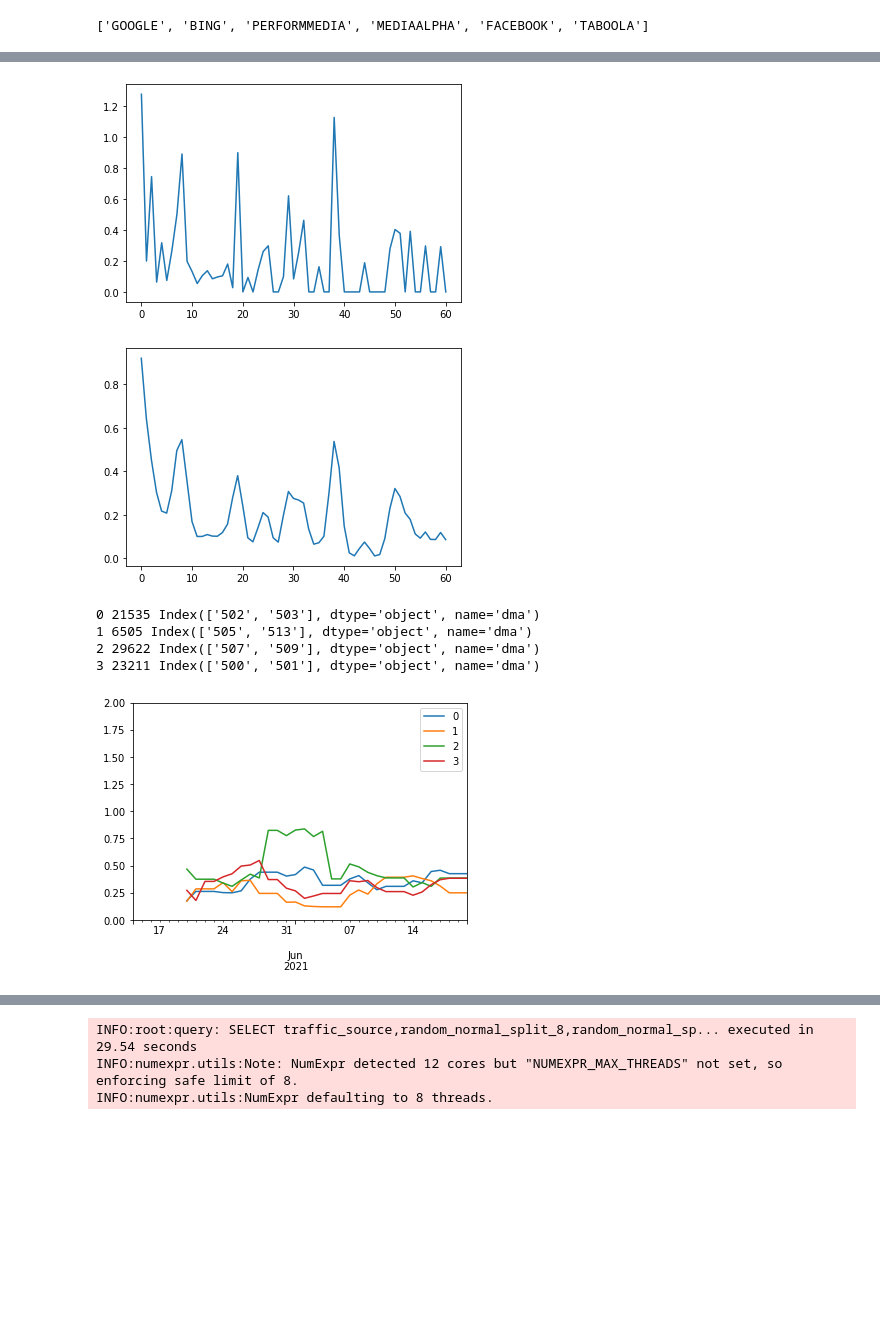
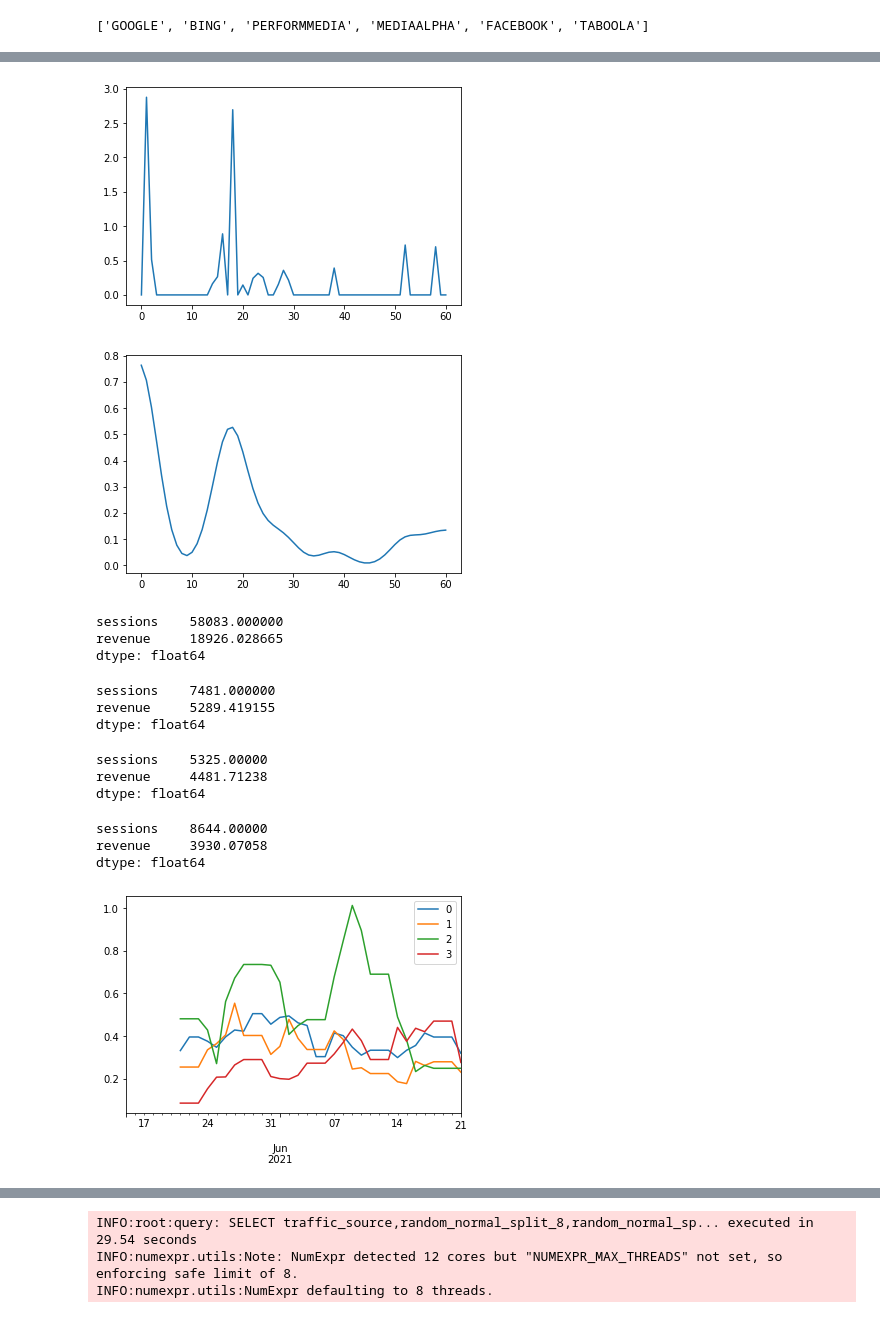
Before and after one commit to pkrishnamurthy1007/adtech, a Jupyter notebook: notebooks/aduriseti_shared/rps_est.ipynb, the cells around one changed output, grey strips where cells are left out. Cells and saved outputs as stored; diff of their text form; code cells hidden in the pictures; blank space fills up the shorter version.

```diff
--- a/notebooks/aduriseti_shared/rps_est.ipynb
+++ b/notebooks/aduriseti_shared/rps_est.ipynb
@@ -616,15 +604,32 @@ dtype: float64
 # %%
-# col = "keyword"
-col = "dma"
-kpis = ["revenue","sessions"]
-col_rps_df = session_df.groupby([col,"utc_dt"]) \
-    [kpis[:-1]].mean()
-col_rps_df["sessions"] = session_df.groupby([col,"utc_dt"]) \
-    ["session_id"].count()
+session_df["rps"] = session_df["revenue"]
+session_df["sessions"] = 1
+session_df["score"] = session_df[["score_null","score_adv","score_supp"]].sum(axis=1)
+session_df["lps"] = session_df["revenue"] > 0
+session_df["rpl"] = session_df["revenue"] / (session_df["revenue"] > 0)
+
+# col = ["keyword"]
+# col = ["dma"]
+col = ["dma","keyword"]
+
+kpi_df = session_df.groupby([*col,"utc_dt"]) \
+    .agg({
+        "rps": "mean",
+        "score": "mean",
+        "lps": "mean",
+        "rpl": "mean",
+        "sessions": "sum",
+        "revenue": "sum"
+    })
+
+kpis = ["rps","score","lps","rpl"]
+
+col_uvals = kpi_df.reset_index()[col].drop_duplicates().values
 
 date_range = pd.date_range(start_date,eval_date)
-kpi_tensor = np.stack(col_rps_df.loc[uval].reindex(date_range).fillna(0)
-                      for uval in col_rps_df.index.unique(level=col))
+kpi_tensor = np.stack(kpi_df.loc[tuple(uval),kpis].reindex(date_range).fillna(0)
+                      for uval in col_uvals)
+
 
 i = (kpi_tensor > 0).sum(axis=1)[:,0].argmax()
 plt.plot(kpi_tensor[i,:,0])
@@ -633,7 +638,7 @@ plt.show()
 import scipy.ndimage
 # scipy.ndimage.gaussian_filter1d(X, sigma=sigma, axis=0)
 
-kpi_tensor = scipy.ndimage.gaussian_filter1d(kpi_tensor,sigma=1,axis=1)
+kpi_tensor = scipy.ndimage.gaussian_filter1d(kpi_tensor,sigma=3,axis=1)
 plt.plot(kpi_tensor[i,:,0])
 plt.show()
 
@@ -646,37 +651,43 @@ std = kpi_tensor.std(axis=2).reshape(D, H, 1)
 kpi_tensor_norm = (kpi_tensor - mu) / std
 kpi_tensor_norm[np.isnan(kpi_tensor_norm)] = 0
 # %% [output]
-[figure, old version]
+[figure, new version]
-[figure, old version]
+[figure, new version]
 # %%
 kpi_corr = (kpi_tensor_norm @ kpi_tensor_norm.transpose(0, 2, 1)) / W
-
-col_uvals = col_rps_df.index.unique(col)
-loc_corr_df = pd.DataFrame(kpi_corr.mean(axis=0), columns=col_uvals, index=col_uvals)
+kpi_corr_df = pd.DataFrame(kpi_corr.mean(axis=0), columns=col_uvals, index=col_uvals)
 # assert np.abs(np.diag(loc_corr_df) - 1).max() < 1e-10
 
 CLUSTS = 4
 import sklearn.cluster
 clust = sklearn.cluster \
     .KMeans(n_clusters=CLUSTS) \
-    .fit_predict(loc_corr_df.values)
+    .fit_predict(kpi_corr_df.values)
 
 for ci in range(CLUSTS):
-    print(ci,col_rps_df.loc[col_uvals[clust==ci],"sessions"].sum(),col_uvals[clust==ci][:2])
-    clust_col_rps_df = col_rps_df.loc[col_uvals[clust==ci]]
-    clust_col_rps_df \
-        .groupby("utc_dt")["revenue"] \
-        .agg(get_wavg_by(clust_col_rps_df,"sessions")) \
+    clust_kpi_df = pd.concat(kpi_df.loc[tuple(uval)] for uval in col_uvals[clust==ci]) \
+        .reset_index()
+    ipydisp(clust_kpi_df[["sessions",'revenue']].sum())
+    clust_kpi_df \
+        .groupby("utc_dt")["rps"] \
+        .agg(get_wavg_by(clust_kpi_df,"sessions")) \
         .reindex(pd.date_range(eval_date-7*DAY,end_date)) \
         .fillna(0).rolling(7).mean() \
         .plot(label=ci)
-plt.ylim([0,2])
 plt.legend()
 plt.show()
 # %% [output]
-0 21535 Index(['502', '503'], dtype='object', name='dma')
-1 6505 Index(['505', '513'], dtype='object', name='dma')
-2 29622 Index(['507', '509'], dtype='object', name='dma')
-3 23211 Index(['500', '501'], dtype='object', name='dma')
+sessions    58083.000000
+revenue     18926.028665
+dtype: float64
+sessions    7481.000000
+revenue     5289.419155
+dtype: float64
+sessions    5325.00000
+revenue     4481.71238
+dtype: float64
+sessions    8644.00000
+revenue     3930.07058
+dtype: float64
-[figure, old version]
+[figure, new version]
 # %%
```
Also changed, not shown: parts of 8 cells of this notebook.
